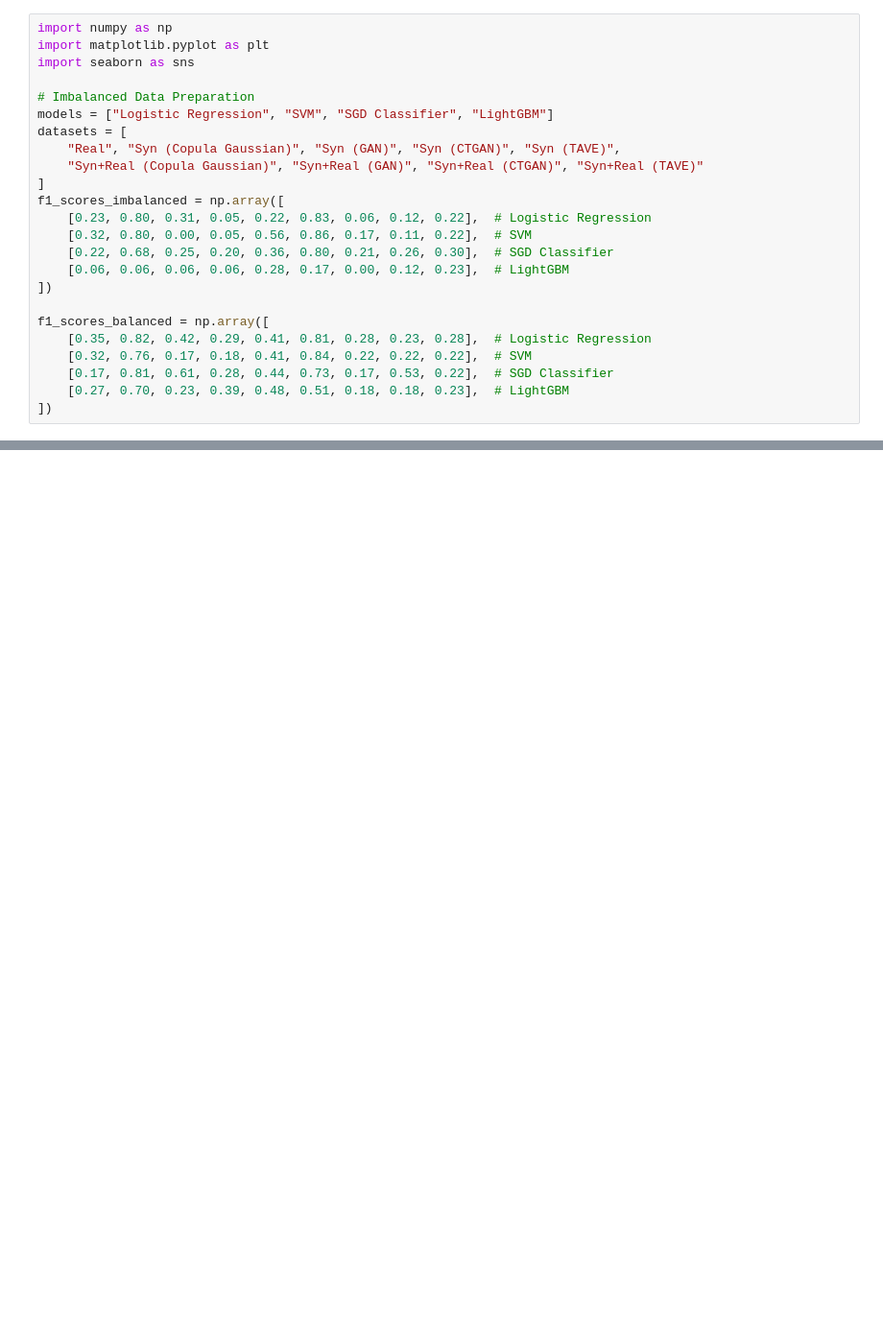
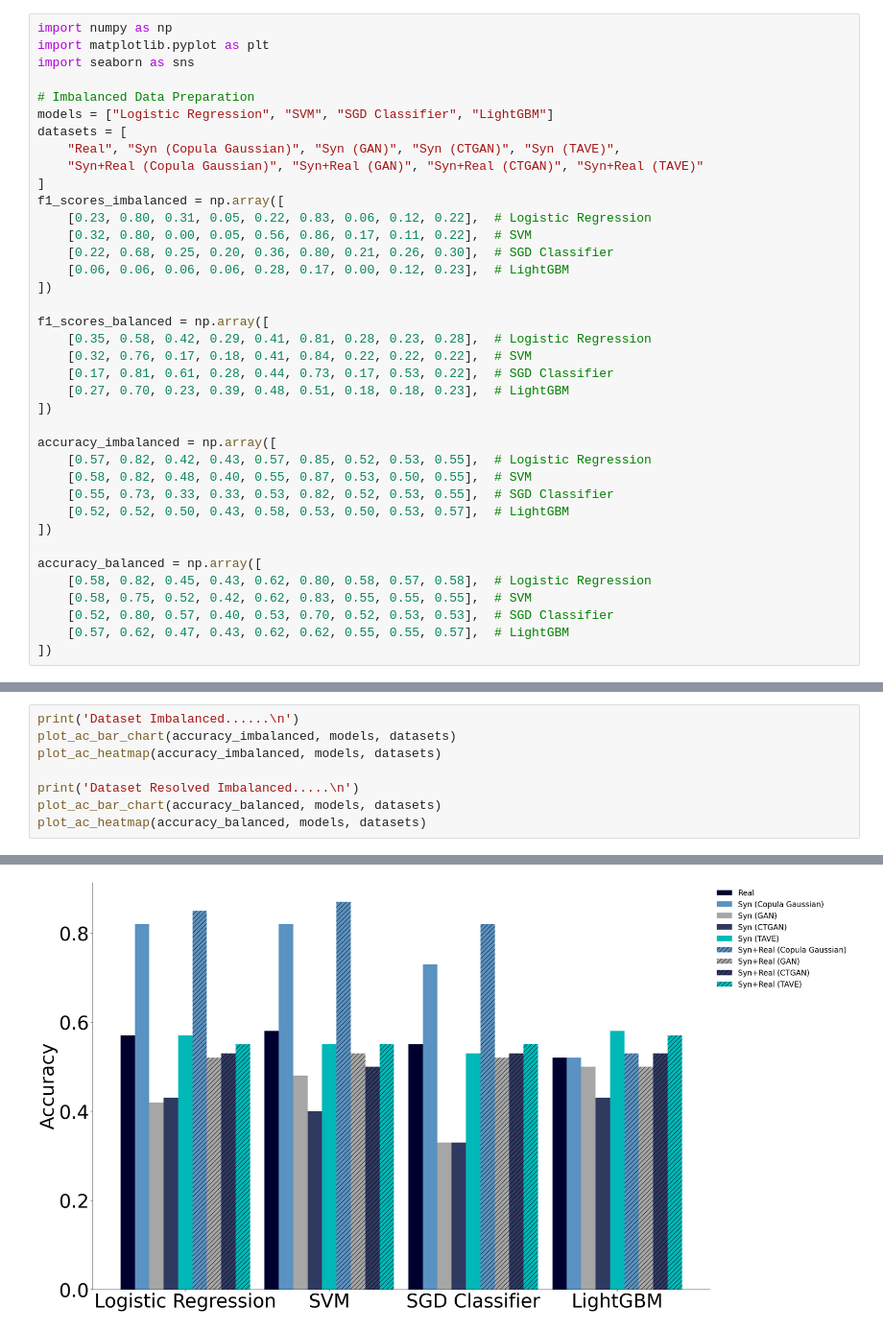
Before and after one commit to HaloSigner/Journal-Prepare-, a Jupyter notebook: Optimal Method/Model Performance Visualization.ipynb, the cells around one changed output, grey strips where cells are left out. Shown at 96% size. Drawn from its saved outputs; the diff is of its cells as text; blank space fills up the shorter version.

```diff
--- a/Optimal Method/Model Performance Visualization.ipynb
+++ b/Optimal Method/Model Performance Visualization.ipynb
@@ -17,8 +17,22 @@ f1_scores_imbalanced = np.array([
 ])
 
 f1_scores_balanced = np.array([
-    [0.35, 0.82, 0.42, 0.29, 0.41, 0.81, 0.28, 0.23, 0.28],  # Logistic Regression
+    [0.35, 0.58, 0.42, 0.29, 0.41, 0.81, 0.28, 0.23, 0.28],  # Logistic Regression
     [0.32, 0.76, 0.17, 0.18, 0.41, 0.84, 0.22, 0.22, 0.22],  # SVM
     [0.17, 0.81, 0.61, 0.28, 0.44, 0.73, 0.17, 0.53, 0.22],  # SGD Classifier
     [0.27, 0.70, 0.23, 0.39, 0.48, 0.51, 0.18, 0.18, 0.23],  # LightGBM
 ])
+
+accuracy_imbalanced = np.array([
+    [0.57, 0.82, 0.42, 0.43, 0.57, 0.85, 0.52, 0.53, 0.55],  # Logistic Regression
+    [0.58, 0.82, 0.48, 0.40, 0.55, 0.87, 0.53, 0.50, 0.55],  # SVM
+    [0.55, 0.73, 0.33, 0.33, 0.53, 0.82, 0.52, 0.53, 0.55],  # SGD Classifier
+    [0.52, 0.52, 0.50, 0.43, 0.58, 0.53, 0.50, 0.53, 0.57],  # LightGBM
+])
+
+accuracy_balanced = np.array([
+    [0.58, 0.82, 0.45, 0.43, 0.62, 0.80, 0.58, 0.57, 0.58],  # Logistic Regression
+    [0.58, 0.75, 0.52, 0.42, 0.62, 0.83, 0.55, 0.55, 0.55],  # SVM
+    [0.52, 0.80, 0.57, 0.40, 0.53, 0.70, 0.52, 0.53, 0.53],  # SGD Classifier
+    [0.57, 0.62, 0.47, 0.43, 0.62, 0.62, 0.55, 0.55, 0.57],  # LightGBM
+])
@@ -100,0 +209,9 @@ Dataset Resolved Imbalanced.....
+# %%
+print('Dataset Imbalanced......\n')
+plot_ac_bar_chart(accuracy_imbalanced, models, datasets)
+plot_ac_heatmap(accuracy_imbalanced, models, datasets)
+
+print('Dataset Resolved Imbalanced.....\n')
+plot_ac_bar_chart(accuracy_balanced, models, datasets)
+plot_ac_heatmap(accuracy_balanced, models, datasets)
+# %% [output]
@@ -100,0 +219 @@ Dataset Resolved Imbalanced.....
+[figure, added]
```
Also changed, not shown: parts of 4 cells of this notebook.
